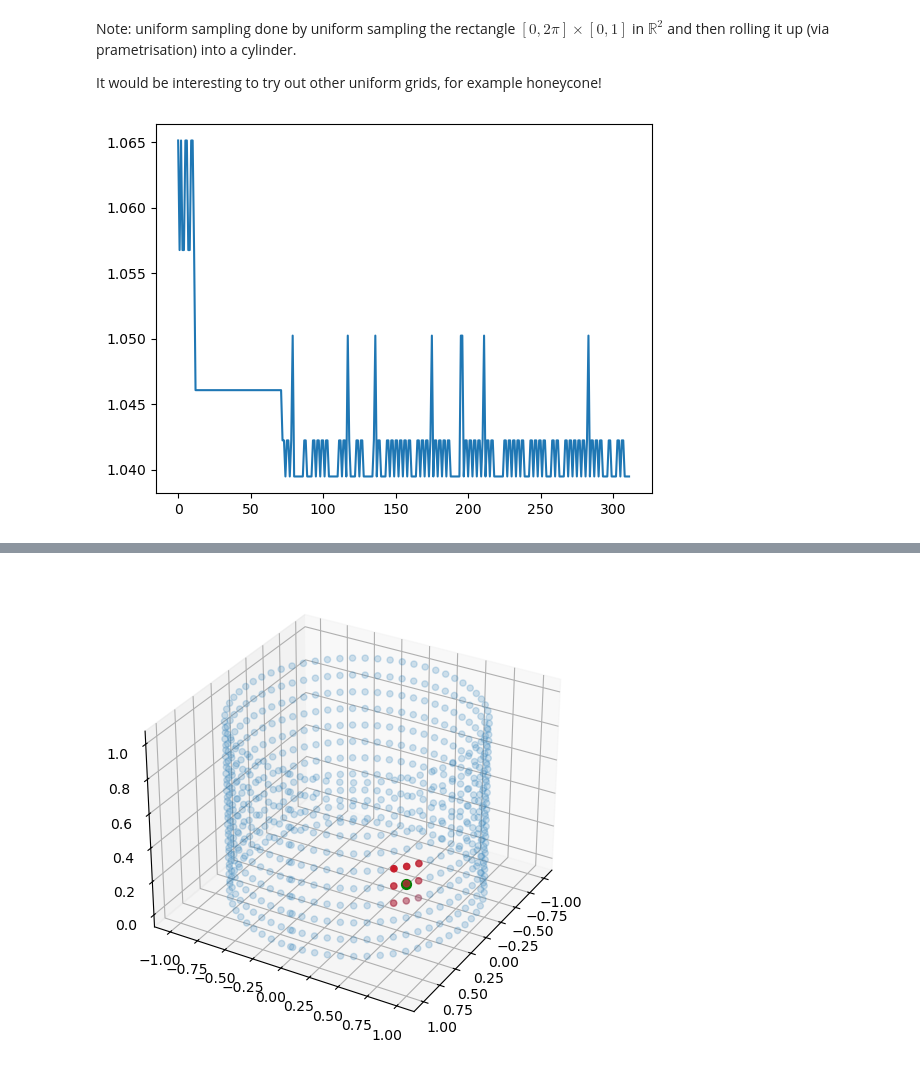
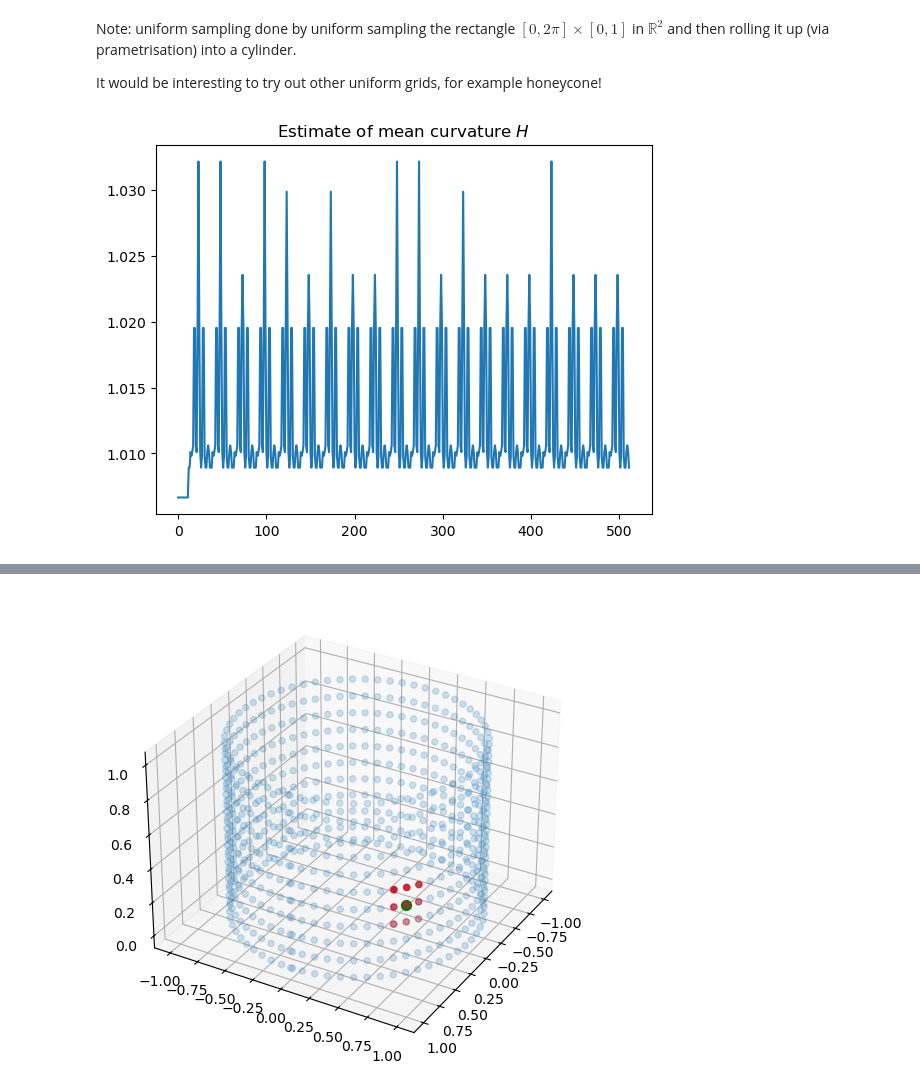
Before and after one commit to dHuberYoumans/maths, a Jupyter notebook: MeanCurvFlow/notebook/MeanCurvFlow.ipynb, the cells around one changed output, grey strips where cells are left out. Drawn from its saved outputs; the diff is of its cells as text; code cells hidden in the pictures.

```diff
--- a/MeanCurvFlow/notebook/MeanCurvFlow.ipynb
+++ b/MeanCurvFlow/notebook/MeanCurvFlow.ipynb
@@ -143,30 +161,19 @@ It would be interesting to try out other uniform grids, for example honeycone!
 # %%
 # EXAMPLE SPHERE
 
-# phi = np.linspace(0,2*np.pi,50)
-# theta = np.linspace(0,np.pi,50)
-
-# steps = 10
-# step_size = 1 / steps
-
-# phi = np.arange(0.1,2*np.pi + step_size,step_size)
-# theta = np.arange(0.1,np.pi + step_size,step_size)
-
-# phi, theta = np.meshgrid(phi,theta)
-
-# X,Y,Z = sphere(phi,theta)
 
 # S2 = np.array([X.ravel(),Y.ravel(),Z.ravel()]).T
 
-icosphere = Icosphere(n_subdivision=2)
+icosphere = geomObj.Icosphere(n_subdivision=6)
 
 S2 = np.array(icosphere.surf[0])
 
-curv = mean_curv(S2,k=15)
+curv = geom.mean_curv(S2,k=10)
 
 H = np.array([F for _, F in curv])
 
 plt.plot(H)
+plt.title(r'Estimate of mean curvature $H$')
 plt.show()
 # %% [output]
-[figure, old version]
+[figure, new version]
```
Also changed, not shown: parts of 12 cells of this notebook.
